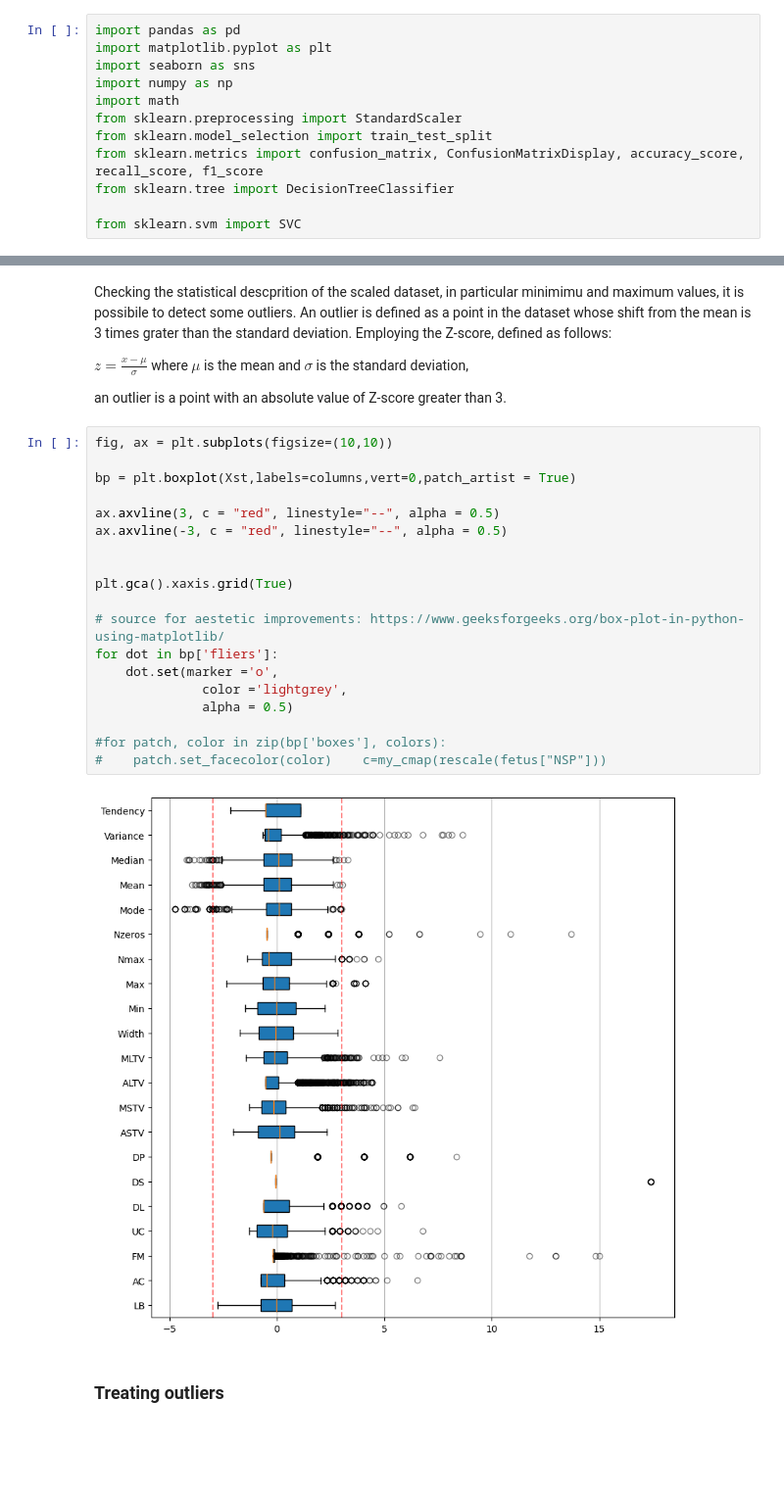
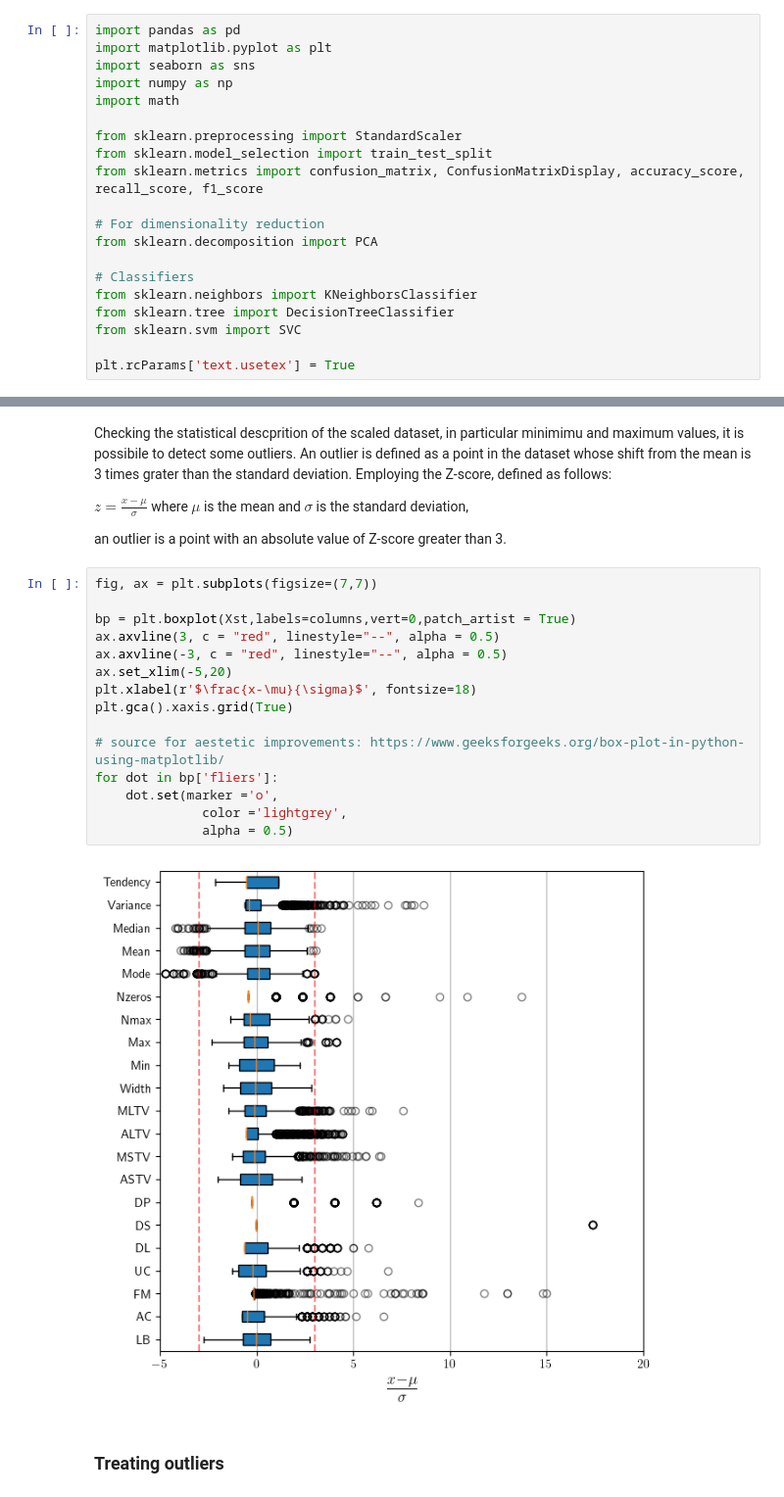
Before and after one commit to LaerteAdami/CW_Intro_AI, a Jupyter notebook: notebooks/notebook_first_analysis.ipynb, the cells around one changed output, grey strips where cells are left out. Shown: that part at 98% size. Saved outputs shown, nothing was run; the diff lists cells and outputs as text; blank space fills up the shorter version.

```diff
--- a/notebooks/notebook_first_analysis.ipynb
+++ b/notebooks/notebook_first_analysis.ipynb
@@ -46,10 +49,18 @@ import matplotlib.pyplot as plt
 import seaborn as sns
 import numpy as np
 import math
+
 from sklearn.preprocessing import StandardScaler
 from sklearn.model_selection import train_test_split
 from sklearn.metrics import confusion_matrix, ConfusionMatrixDisplay, accuracy_score, recall_score, f1_score
+
+# For dimensionality reduction
+from sklearn.decomposition import PCA
+
+# Classifiers
+from sklearn.neighbors import KNeighborsClassifier
 from sklearn.tree import DecisionTreeClassifier
+from sklearn.svm import SVC
 
-from sklearn.svm import SVC
+plt.rcParams['text.usetex'] = True
 # %% [markdown]
@@ -174,25 +165,21 @@ $z = \frac{x-\mu}{\sigma}$ where $\mu$ is the mean and $\sigma$ is the standard
 
 an outlier is a point with an absolute value of Z-score greater than 3.
 # %%
-fig, ax = plt.subplots(figsize=(10,10))
+fig, ax = plt.subplots(figsize=(7,7))
 
 bp = plt.boxplot(Xst,labels=columns,vert=0,patch_artist = True)
-
 ax.axvline(3, c = "red", linestyle="--", alpha = 0.5)
 ax.axvline(-3, c = "red", linestyle="--", alpha = 0.5)
-
-
+ax.set_xlim(-5,20)
+plt.xlabel(r'$\frac{x-\mu}{\sigma}$', fontsize=18)
 plt.gca().xaxis.grid(True)
 
 # source for aestetic improvements: https://www.geeksforgeeks.org/box-plot-in-python-using-matplotlib/
 for dot in bp['fliers']:
     dot.set(marker ='o',
               color ='lightgrey',
               alpha = 0.5)
-
-#for patch, color in zip(bp['boxes'], colors):
-#    patch.set_facecolor(color)    c=my_cmap(rescale(fetus["NSP"]))
 # %% [output]
-[figure, old version]
+[figure, new version]
 # %% [markdown]
 ### Treating outliers
```
Also changed, not shown: parts of 82 cells of this notebook, 2 other files.
